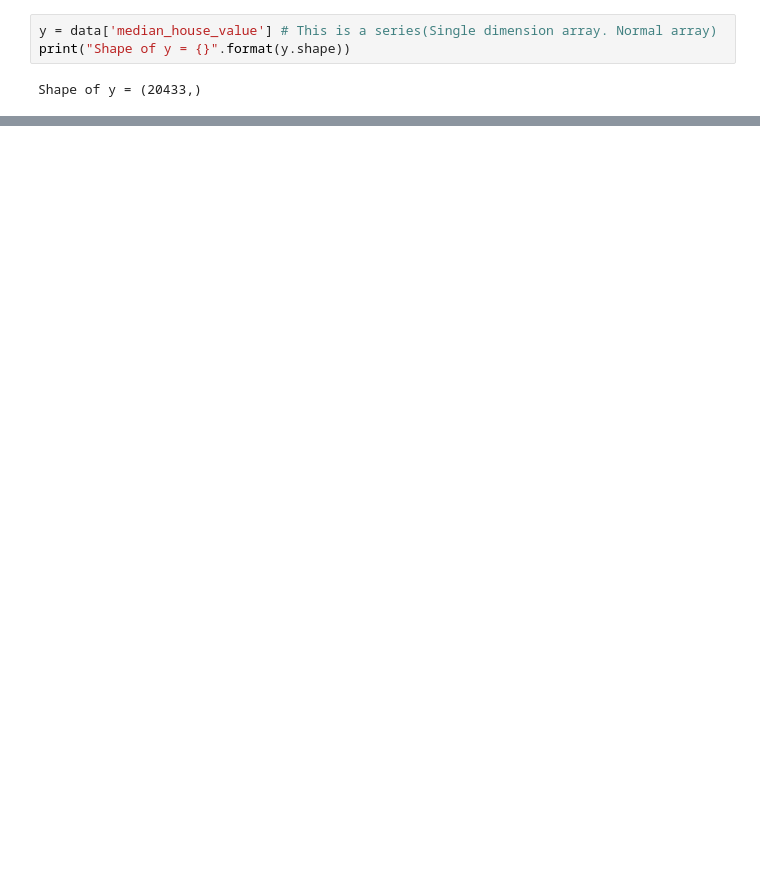
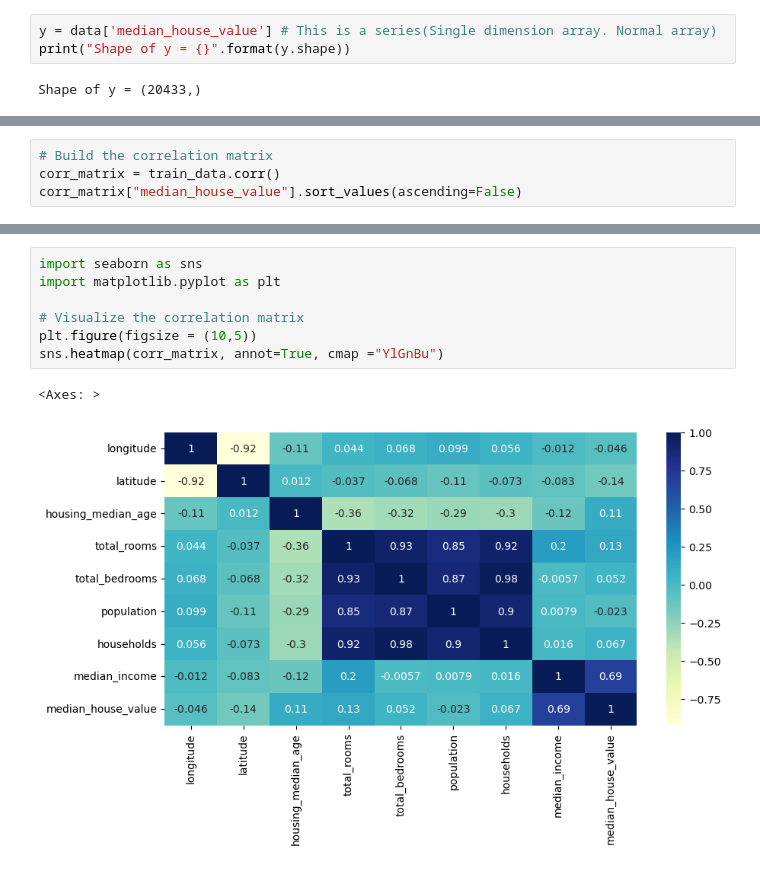
Before and after one commit to denpalrius/AI-Machine-Learning-Practice, a Jupyter notebook: house-price-prediction/house-price-prediction.ipynb, the cells around one changed output, grey strips where cells are left out. Saved outputs shown, nothing was run; the diff lists cells and outputs as text; blank space fills up the shorter version.

```diff
--- a/house-price-prediction/house-price-prediction.ipynb
+++ b/house-price-prediction/house-price-prediction.ipynb
@@ -54,0 +82,4 @@ X_train.size
+# %%
+# Build the correlation matrix
+corr_matrix = train_data.corr()
+corr_matrix["median_house_value"].sort_values(ascending=False)
@@ -54,0 +97,10 @@ X_train.size
+# %%
+import seaborn as sns
+import matplotlib.pyplot as plt
+
+# Visualize the correlation matrix
+plt.figure(figsize = (10,5))
+sns.heatmap(corr_matrix, annot=True, cmap ="YlGnBu")
+# %% [output]
+<Axes: >
+[figure, added]
```
Also changed, not shown: parts of 10 cells of this notebook.
